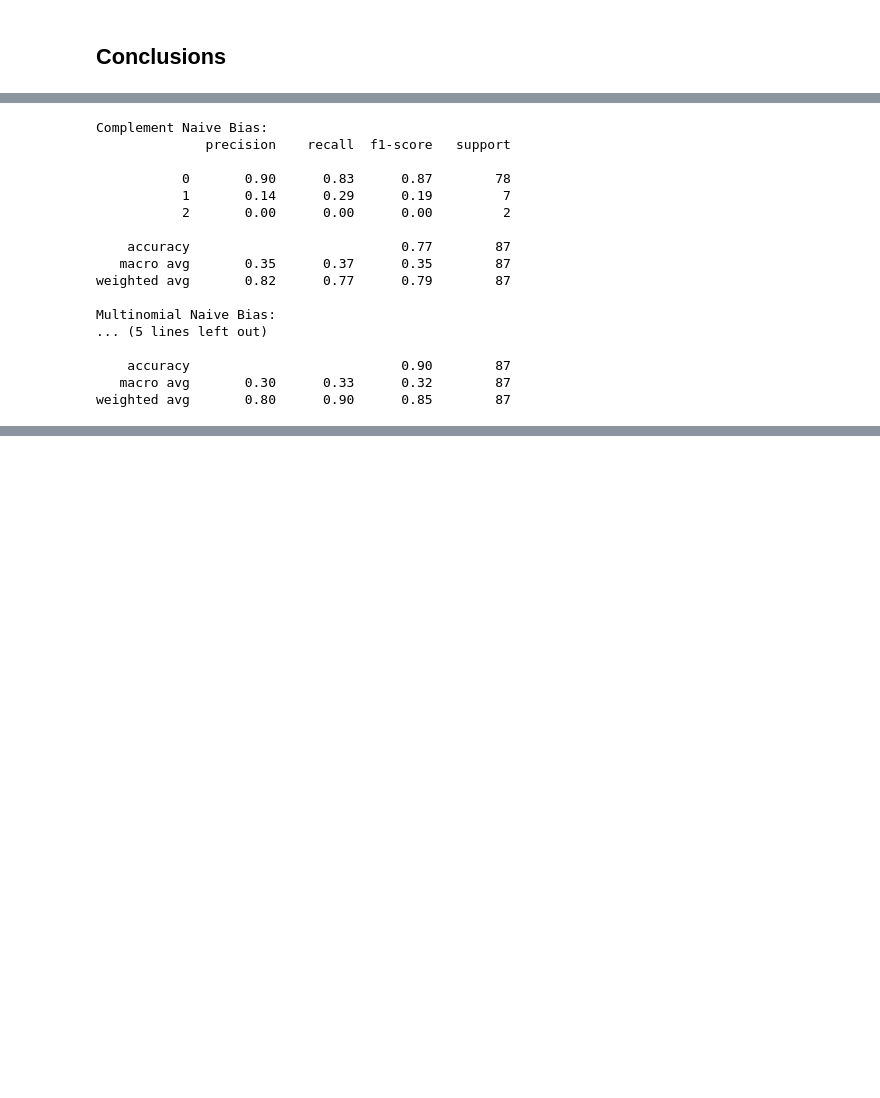
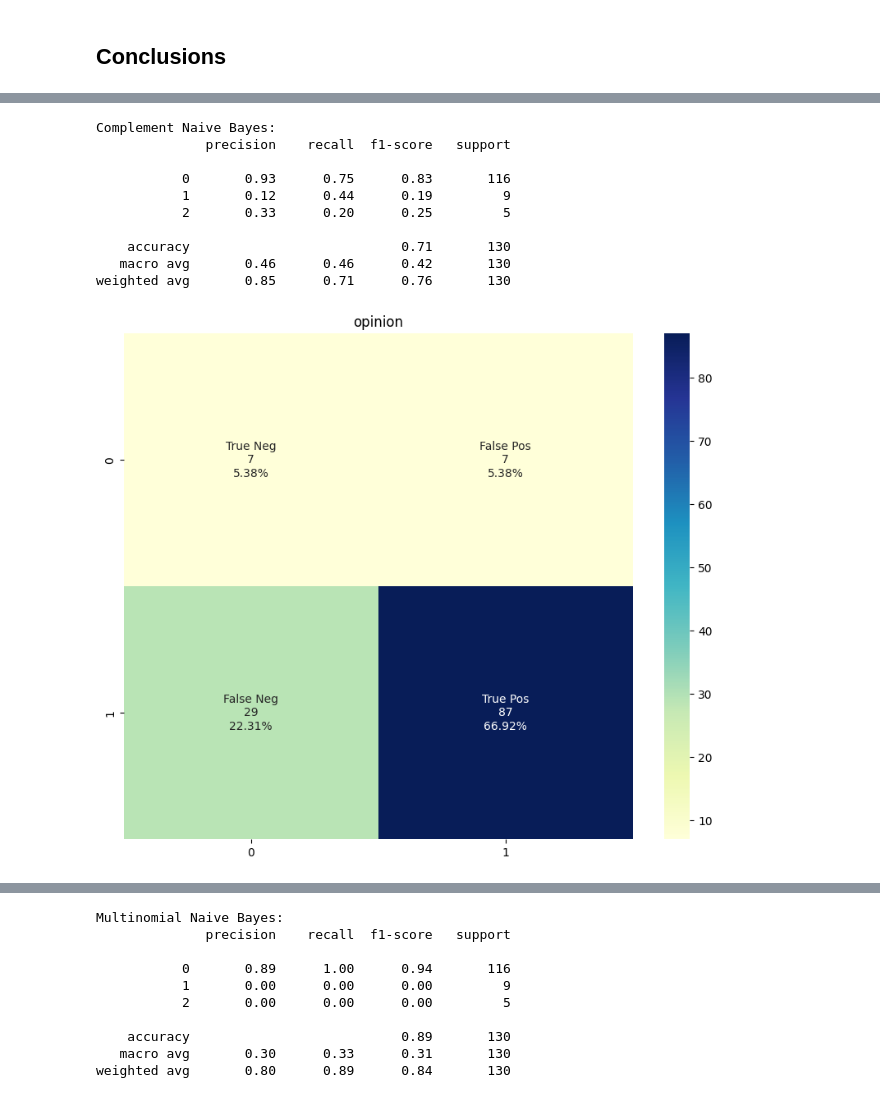
Before and after one commit to K-Bielecka/NLP-SemEval2023-Detecting-category-of-online-news, a Jupyter notebook: notebook.ipynb, the cells around one changed output, grey strips where cells are left out. Saved outputs shown, nothing was run; the diff lists cells and outputs as text; code cells hidden in the pictures; blank space fills up the shorter version.

```diff
--- a/notebook.ipynb
+++ b/notebook.ipynb
@@ -404,7 +412,7 @@ pprint(random_grid)
  'probability': [True]}
 # %%
 # First create the base model to tune
-svc = svm.SVC(random_state=8)
+svc = svm.SVC(random_state=8, class_weight= 'balanced')
 
 # Definition of the random search
 random_search = RandomizedSearchCV(estimator=svc,
@@ -752,25 +804,21 @@ weighted avg       0.80      0.90      0.85        87
 # %%
 
-print("Complement Naive Bias: ")
-print(classification_report(labels_test,cnbc_pred))
+print("Complement Naive Bayes: ")
+print(classification_report(labels_test,cnbc_pred, zero_division=0))
+plt_confusion_matrix(labels_test,cnbc_pred)
 
-print("Multinomial Naive Bias: ")
-print(classification_report(labels_test,mnbc_pred))
+print("Multinomial Naive Bayes: ")
+print(classification_report(labels_test,mnbc_pred, zero_division=0))
+plt_confusion_matrix(labels_test,mnbc_pred)
 # %% [output]
-Complement Naive Bias:
+Complement Naive Bayes:
               precision    recall  f1-score   support
 
-           0       0.90      0.83      0.87        78
-           1       0.14      0.29      0.19         7
-           2       0.00      0.00      0.00         2
+           0       0.93      0.75      0.83       116
+           1       0.12      0.44      0.19         9
+           2       0.33      0.20      0.25         5
 
-    accuracy                           0.77        87
-   macro avg       0.35      0.37      0.35        87
-weighted avg       0.82      0.77      0.79        87
-
-Multinomial Naive Bias:
-... (5 lines left out)
-
-    accuracy                           0.90        87
-   macro avg       0.30      0.33      0.32        87
-weighted avg       0.80      0.90      0.85        87
+    accuracy                           0.71       130
+   macro avg       0.46      0.46      0.42       130
+weighted avg       0.85      0.71      0.76       130
+[figure, added]
@@ -776,0 +827,10 @@ weighted avg       0.80      0.90      0.85        87
+Multinomial Naive Bayes:
+              precision    recall  f1-score   support
+
+           0       0.89      1.00      0.94       116
+           1       0.00      0.00      0.00         9
+           2       0.00      0.00      0.00         5
+
+    accuracy                           0.89       130
+   macro avg       0.30      0.33      0.31       130
+weighted avg       0.80      0.89      0.84       130
```
Also changed, not shown: parts of 36 cells of this notebook.
